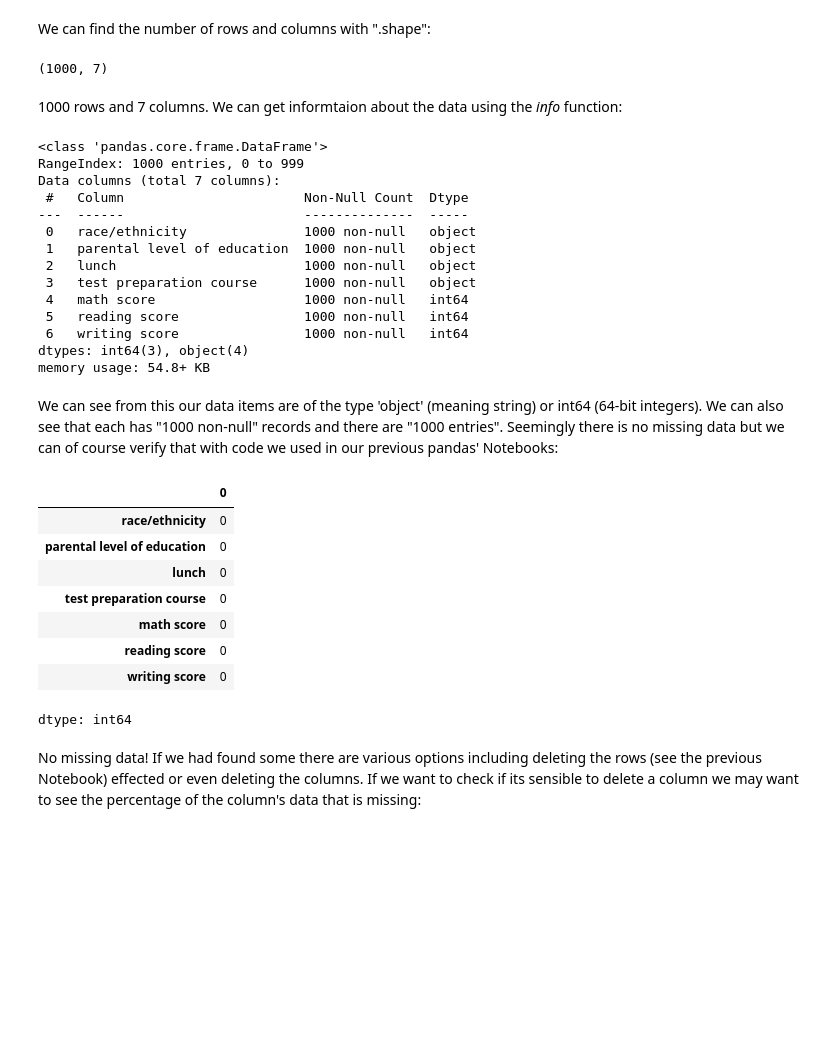
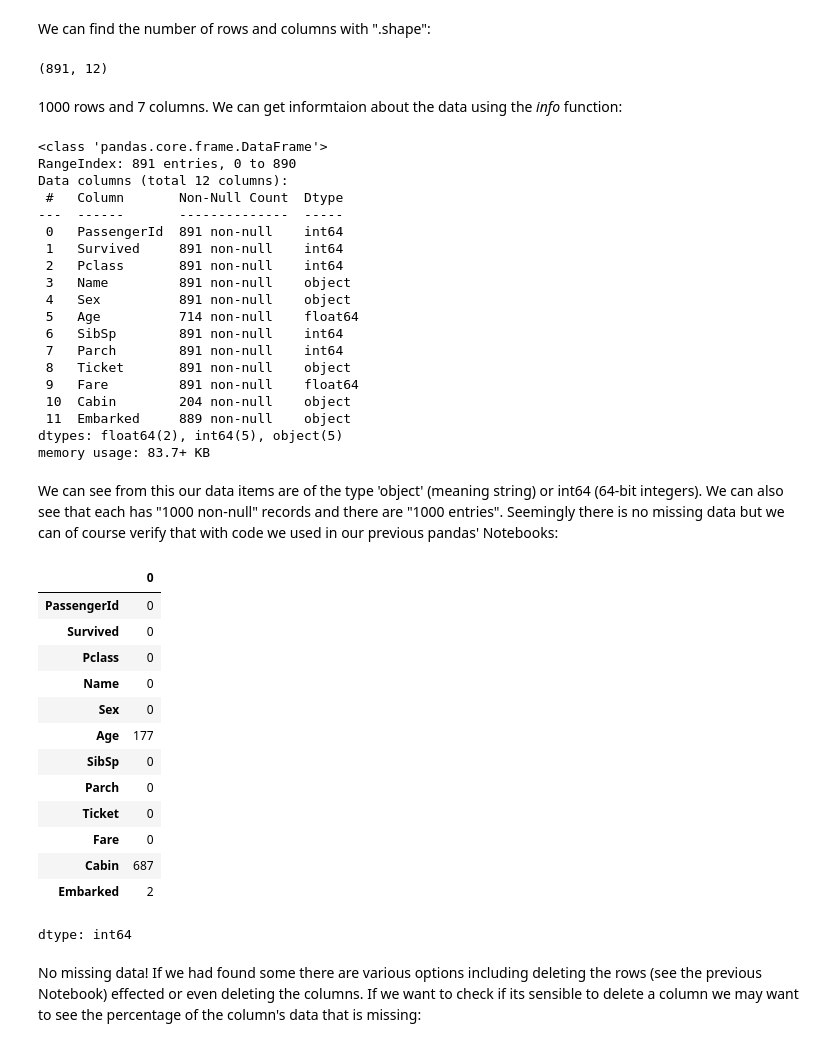
Before and after one commit to yfiship769-lgtm/yfiship769-lgtm-DataScience-GenAI-Submissions, a Jupyter notebook: 2.05_Exploratory_Data_Analysis_COMPLETED.ipynb, the cells around one changed output. Cells and saved outputs as stored; diff of their text form; code cells hidden in the pictures; blank space fills up the shorter version.

```diff
--- a/2.05_Exploratory_Data_Analysis_COMPLETED.ipynb
+++ b/2.05_Exploratory_Data_Analysis_COMPLETED.ipynb
@@ -30,0 +18,4 @@ students.head()
+# %%
+# 读取 titanic.csv 数据集并用 titanic 命名，让数据更易于读取和理解
+titanic = pd.read_csv('/content/titanic.csv')
+titanic.head()
@@ -31,41 +29,51 @@ students.head()
 # %% [markdown]
 We can find the number of rows and columns with ".shape":
 # %%
-students.shape
+titanic.shape
 # %% [output]
-(1000, 7)
+(891, 12)
 # %% [markdown]
 1000 rows and 7 columns. We can get informtaion about the data using the _info_ function:
 # %%
-students.info()
+titanic.info()
 # %% [output]
 <class 'pandas.core.frame.DataFrame'>
-RangeIndex: 1000 entries, 0 to 999
-Data columns (total 7 columns):
- #   Column                       Non-Null Count  Dtype
----  ------                       --------------  -----
- 0   race/ethnicity               1000 non-null   object
- 1   parental level of education  1000 non-null   object
- 2   lunch                        1000 non-null   object
- 3   test preparation course      1000 non-null   object
- 4   math score                   1000 non-null   int64
- 5   reading score                1000 non-null   int64
- 6   writing score                1000 non-null   int64
-dtypes: int64(3), object(4)
-memory usage: 54.8+ KB
+RangeIndex: 891 entries, 0 to 890
+Data columns (total 12 columns):
+ #   Column       Non-Null Count  Dtype
+---  ------       --------------  -----
+ 0   PassengerId  891 non-null    int64
+ 1   Survived     891 non-null    int64
+ 2   Pclass       891 non-null    int64
+ 3   Name         891 non-null    object
+ 4   Sex          891 non-null    object
+ 5   Age          714 non-null    float64
+ 6   SibSp        891 non-null    int64
+ 7   Parch        891 non-null    int64
+ 8   Ticket       891 non-null    object
+ 9   Fare         891 non-null    float64
+ 10  Cabin        204 non-null    object
+ 11  Embarked     889 non-null    object
+dtypes: float64(2), int64(5), object(5)
+memory usage: 83.7+ KB
 # %% [markdown]
 We can see from this our data items are of the type 'object' (meaning string) or int64 (64-bit integers). We can also see that each has "1000 non-null" records and there are "1000 entries". Seemingly there is no missing data but we can of course verify that with code we used in our previous pandas' Notebooks:
 # %%
-students.isnull().sum()
+titanic.isnull().sum()
 # %% [output]
 |  | 0 |
-| race/ethnicity | 0 |
-| parental level of education | 0 |
-| lunch | 0 |
-| test preparation course | 0 |
-| math score | 0 |
-| reading score | 0 |
-| writing score | 0 |
+| PassengerId | 0 |
+| Survived | 0 |
+| Pclass | 0 |
+| Name | 0 |
+| Sex | 0 |
+| Age | 177 |
+| SibSp | 0 |
+| Parch | 0 |
+| Ticket | 0 |
+| Fare | 0 |
+| Cabin | 687 |
+| Embarked | 2 |
 dtype: int64
 # %% [markdown]
 No missing data! If we had found some there are various options including deleting the rows (see the previous Notebook) effected or even deleting the columns. If we want to check if its sensible to delete a column we may want to see the percentage of the column's data that is missing:
```
Also changed, not shown: parts of 16 cells of this notebook.
